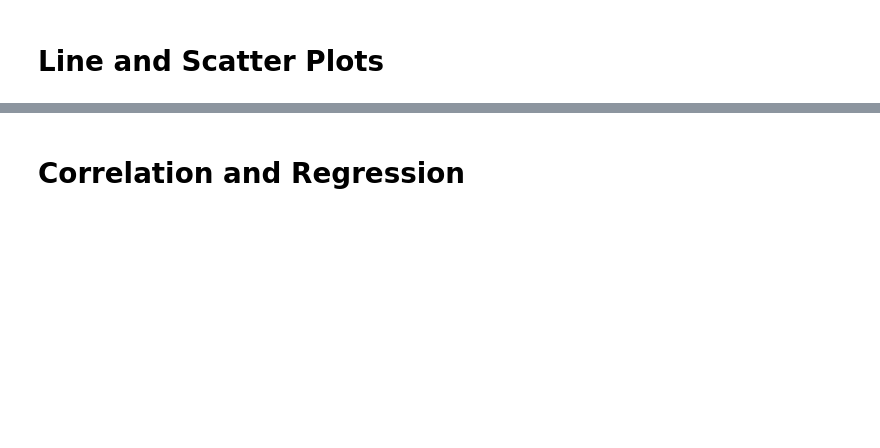
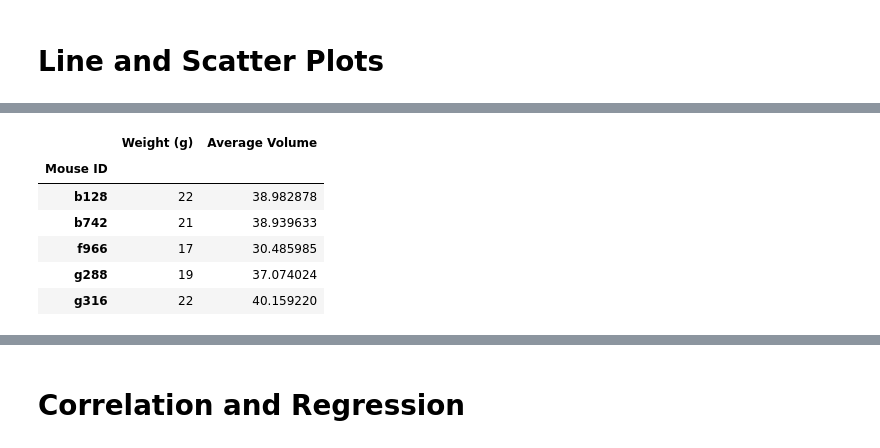
Before and after one commit to Mquinton28/Matplotlib_Challenge, a Jupyter notebook: pymaceuticals_final.ipynb, the cells around one changed output, grey strips where cells are left out. Drawn from its saved outputs; the diff is of its cells as text; code cells hidden in the pictures; blank space fills up the shorter version.

```diff
--- a/pymaceuticals_final.ipynb
+++ b/pymaceuticals_final.ipynb
@@ -342,0 +331,8 @@ NameError: name 'vol_data_df' is not defined
+# %%
+ # Generate a line plot of time point versus tumor volume for a mouse treated with Capomulin
+    # Locate Capomulin and Mouse ID and put into new DF
+vol_data = tumor_df.loc[tumor_df["Drug Regimen"] == "Capomulin"]
+vol_data = vol_data.reset_index()
+
+mouse_df = vol_data.loc[vol_data["Mouse ID"] == "g288"]
+mouse_df
@@ -342,0 +353,18 @@ NameError: name 'vol_data_df' is not defined
+# %%
+# Generate a scatter plot of mouse weight versus average tumor volume for the Capomulin regimen
+vol_data_reduced = vol_data.loc[:, ["Mouse ID", "Weight (g)", "Tumor Volume (mm3)"]]
+vol_data_reduced
+
+# Calculate average tumor volume for capomulin
+avg_tumor_cap = pd.DataFrame(vol_data_reduced.groupby(["Mouse ID", "Weight (g)"])["Tumor Volume (mm3)"].mean()).reset_index()
+avg_tumor_cap = avg_tumor_cap.rename(columns={"Tumor Volume (mm3)": "Average Volume"})
+avg_tumor_cap = avg_tumor_cap.set_index('Mouse ID')
+avg_tumor_cap.head()
+# %% [output]
+|  | Weight (g) | Average Volume |
+| Mouse ID |  |  |
+| b128 | 22 | 38.982878 |
+| b742 | 21 | 38.939633 |
+| f966 | 17 | 30.485985 |
+| g288 | 19 | 37.074024 |
+| g316 | 22 | 40.159220 |
```
Also changed, not shown: parts of 9 cells of this notebook, 3 other files.
